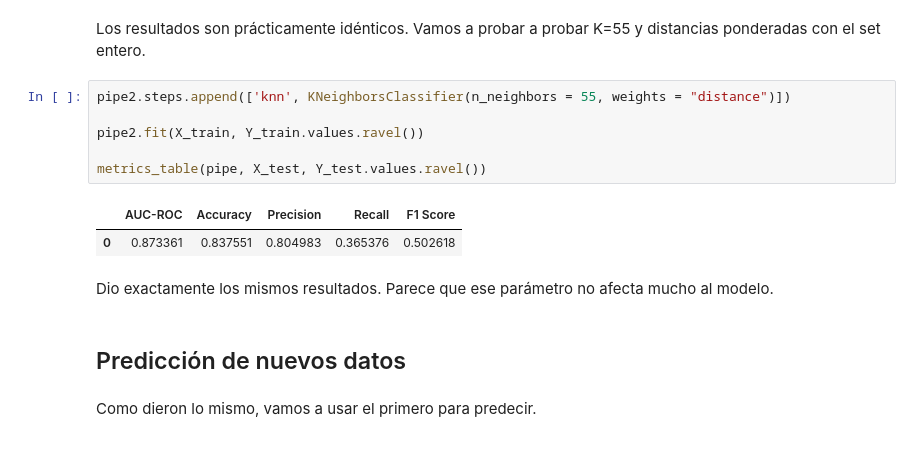
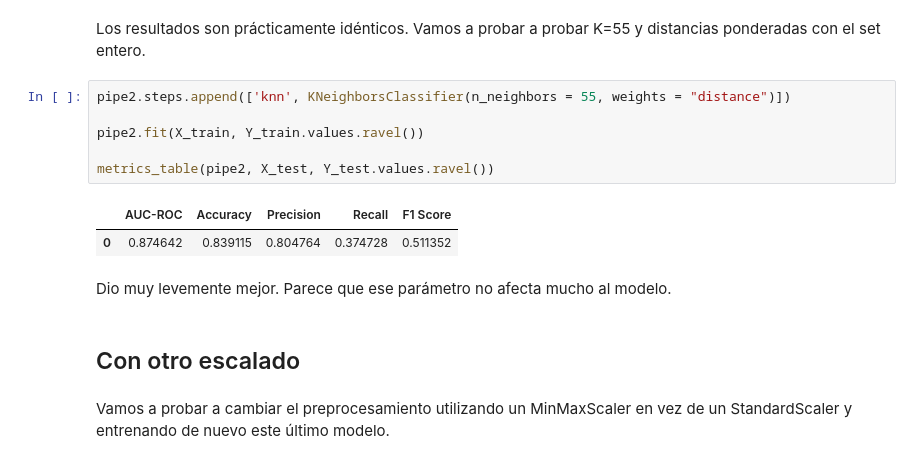
Before and after one commit to fdelu/orga-de-datos, a Jupyter notebook: parte_2/KNN.ipynb, the cells around one changed output. Saved outputs shown, nothing was run; the diff lists cells and outputs as text.

Commit message:
Pruebo otro preprocesamiento en KNN

```diff
--- a/parte_2/KNN.ipynb
+++ b/parte_2/KNN.ipynb
@@ -174,15 +174,15 @@ Los resultados son prácticamente idénticos. Vamos a probar a probar K=55 y dis
 # %%
 pipe2.steps.append(['knn', KNeighborsClassifier(n_neighbors = 55, weights = "distance")])
 
 pipe2.fit(X_train, Y_train.values.ravel())
 
-metrics_table(pipe, X_test, Y_test.values.ravel())
+metrics_table(pipe2, X_test, Y_test.values.ravel())
 # %% [output]
 |  | AUC-ROC | Accuracy | Precision | Recall | F1 Score |
-| 0 | 0.873361 | 0.837551 | 0.804983 | 0.365376 | 0.502618 |
+| 0 | 0.874642 | 0.839115 | 0.804764 | 0.374728 | 0.511352 |
 # %% [markdown]
-Dio exactamente los mismos resultados. Parece que ese parámetro no afecta mucho al modelo.
+Dio muy levemente mejor. Parece que ese parámetro no afecta mucho al modelo.
-# %% [markdown]
-## Predicción de nuevos datos
+# %% [markdown]
+## Con otro escalado
 # %% [markdown]
-Como dieron lo mismo, vamos a usar el primero para predecir.
+Vamos a probar a cambiar el preprocesamiento utilizando un MinMaxScaler en vez de un StandardScaler y entrenando de nuevo este último modelo.
```
Also changed, not shown: parts of 15 cells of this notebook, 2 other files.
